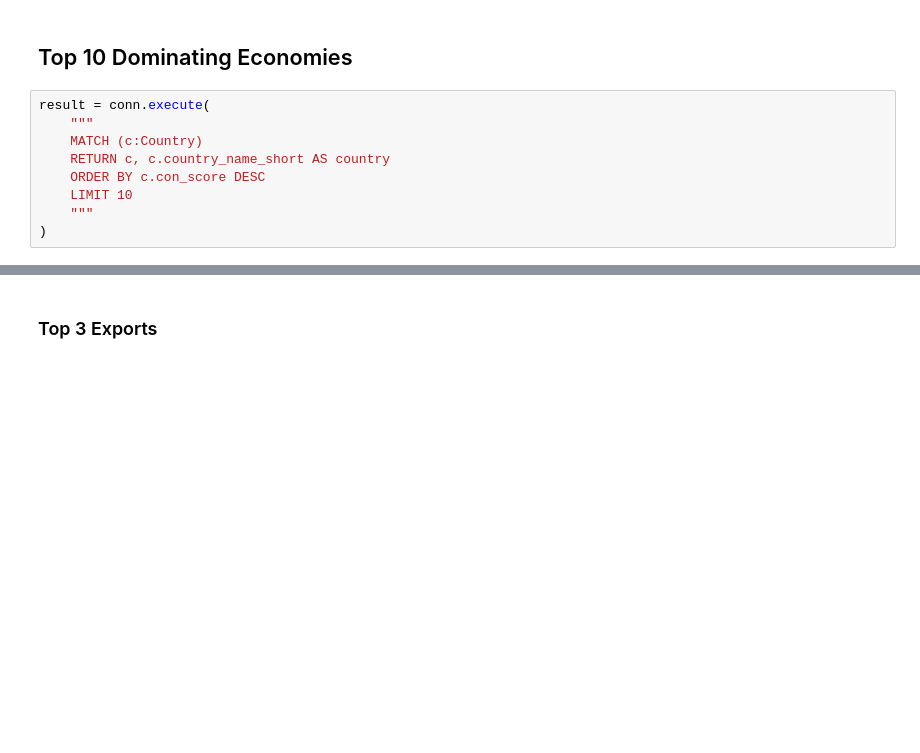
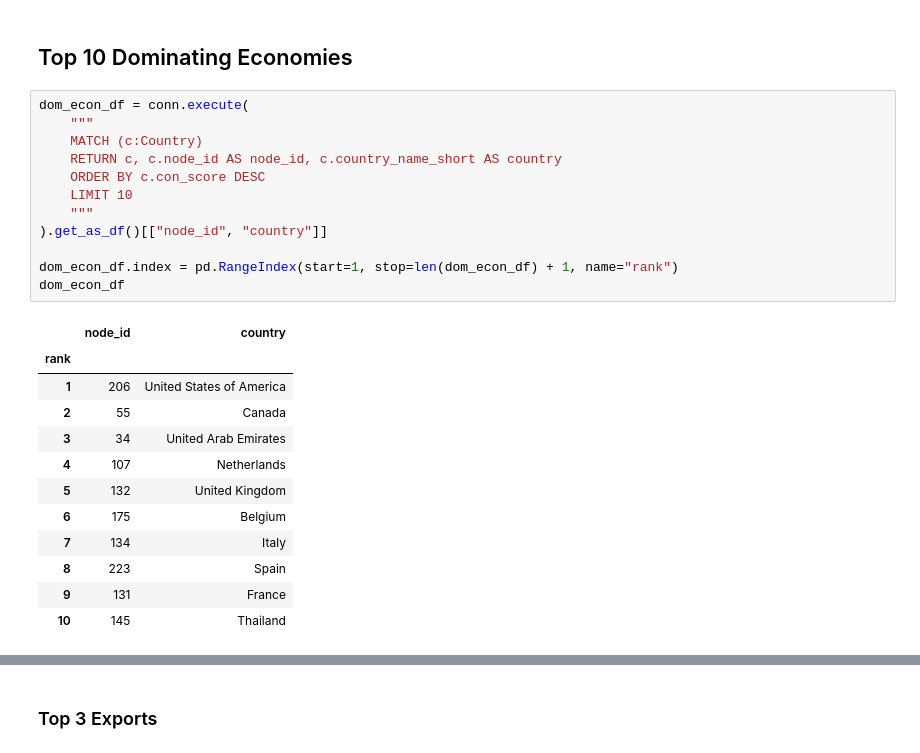
Before and after one commit to DataLabTechTV/datalab, a Jupyter notebook: notebooks/econ_comp.ipynb, the cells around one changed output, grey strips where cells are left out. Saved outputs shown, nothing was run; the diff lists cells and outputs as text; blank space fills up the shorter version.

```diff
--- a/notebooks/econ_comp.ipynb
+++ b/notebooks/econ_comp.ipynb
@@ -19,11 +24,27 @@ conn = kuzu.Connection(db)
 # %% [markdown]
 ## Top 10 Dominating Economies
 # %%
-result = conn.execute(
+dom_econ_df = conn.execute(
     """
     MATCH (c:Country)
-    RETURN c, c.country_name_short AS country
+    RETURN c, c.node_id AS node_id, c.country_name_short AS country
     ORDER BY c.con_score DESC
     LIMIT 10
     """
-)
+).get_as_df()[["node_id", "country"]]
+
+dom_econ_df.index = pd.RangeIndex(start=1, stop=len(dom_econ_df) + 1, name="rank")
+dom_econ_df
+# %% [output]
+|  | node_id | country |
+| rank |  |  |
+| 1 | 206 | United States of America |
+| 2 | 55 | Canada |
+| 3 | 34 | United Arab Emirates |
+| 4 | 107 | Netherlands |
+| 5 | 132 | United Kingdom |
+| 6 | 175 | Belgium |
+| 7 | 134 | Italy |
+| 8 | 223 | Spain |
+| 9 | 131 | France |
+| 10 | 145 | Thailand |
```
Also changed, not shown: parts of 12 cells of this notebook.
